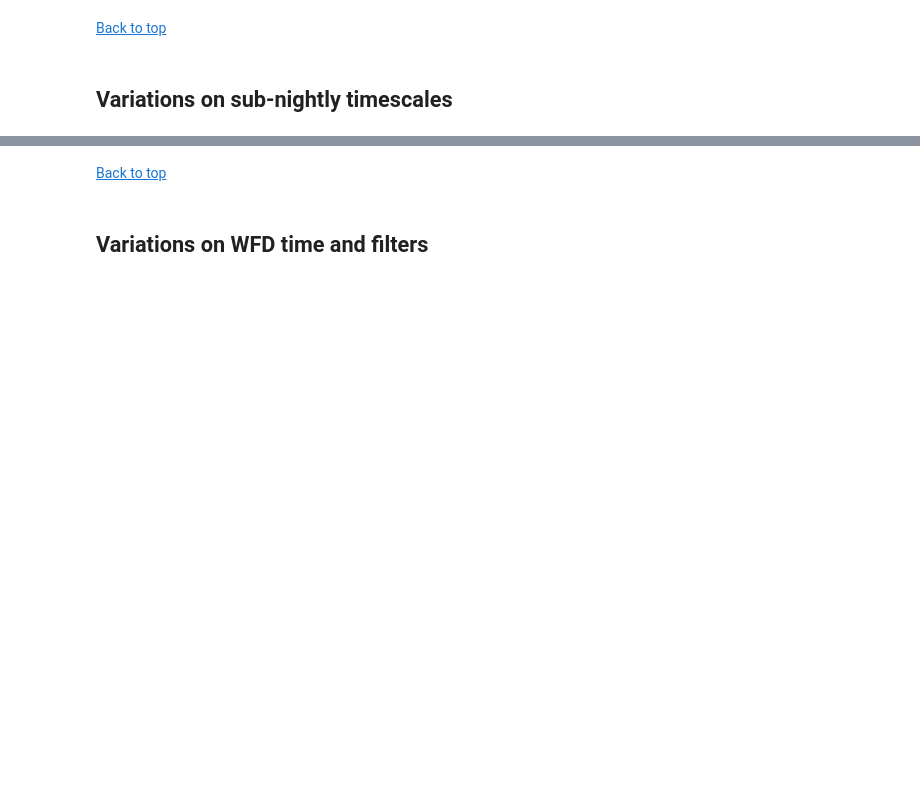
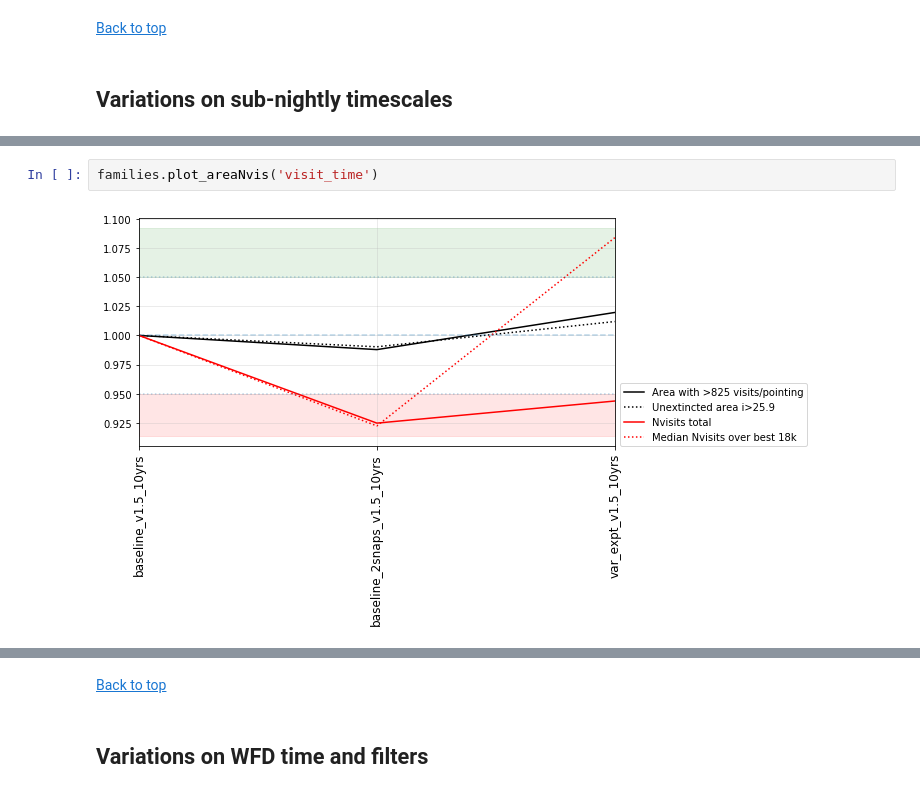
Before and after one commit to lsst-pst/survey_strategy, a Jupyter notebook: fbs_1.7/SummaryInfo.ipynb, the cells around one changed output, grey strips where cells are left out. Saved outputs shown, nothing was run; the diff lists cells and outputs as text; blank space fills up the shorter version.

```diff
--- a/fbs_1.7/SummaryInfo.ipynb
+++ b/fbs_1.7/SummaryInfo.ipynb
@@ -89,3 +91,7 @@ Comparison run: baseline_v1.5_10yrs
+# %%
+families.plot_areaNvis('visit_time')
+# %% [output]
+[figure, added]
 # %% [markdown]
 <a id="u long"></a>
 # %%
```
Also changed, not shown: parts of 42 cells of this notebook, 2 other files.
